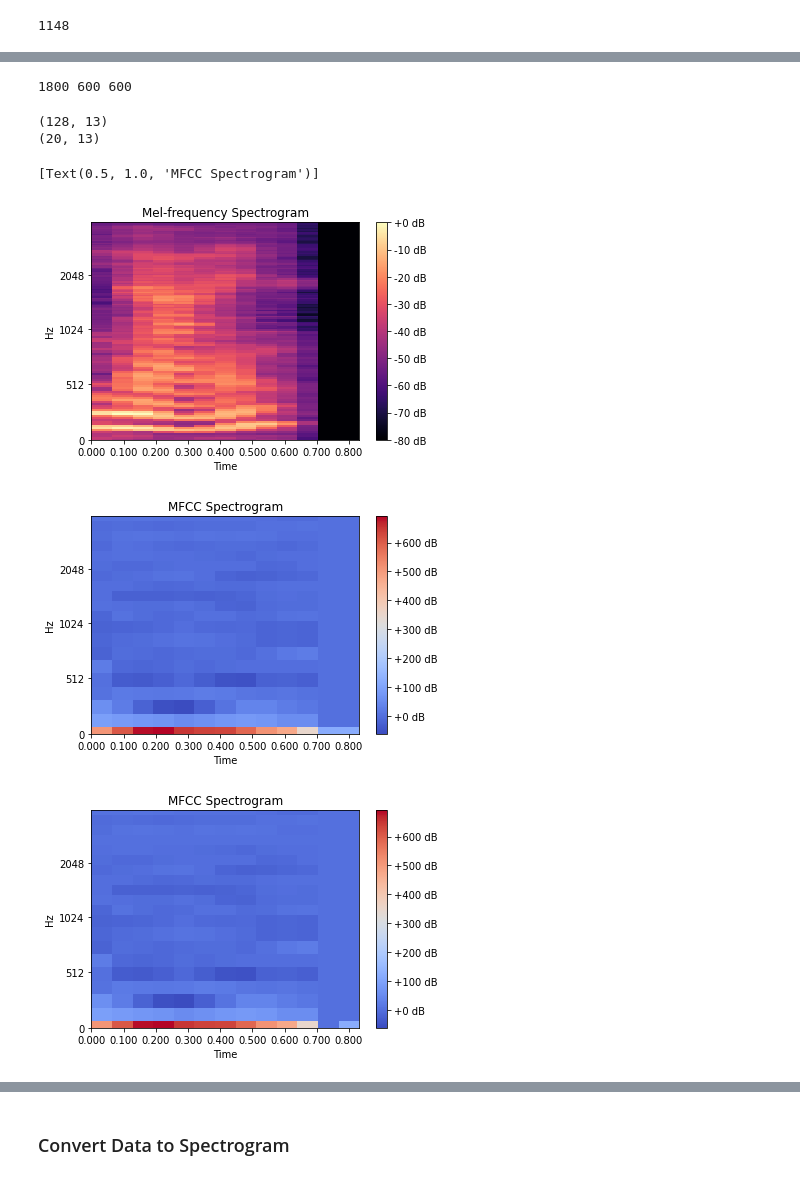
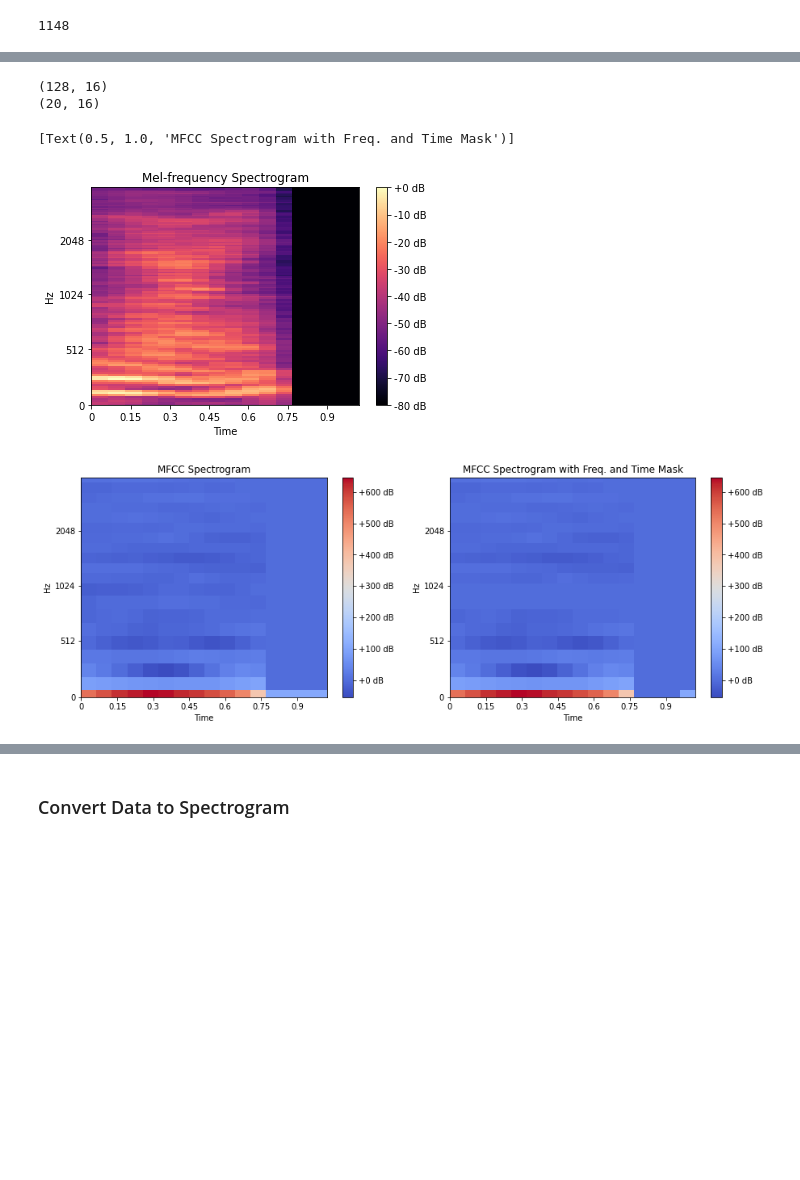
Before and after one commit to leand12/TAAProject2, a Jupyter notebook: proj2.ipynb, the cells around one changed output, grey strips where cells are left out. Saved outputs shown, nothing was run; the diff lists cells and outputs as text; code cells hidden in the pictures; blank space fills up the shorter version.

```diff
--- a/proj2.ipynb
+++ b/proj2.ipynb
@@ -213,7 +213,7 @@ def data_augmentation(X, y, *, noise=False, pitch=False, time_stretch=False):
     return X2, y2
 # %%
 def freq_mask(spec):
-    return tfio.audio.freq_mask(spec, param=2).numpy()
+    return tfio.audio.freq_mask(spec, param=4).numpy()
 # %%
 def time_mask(spec):
-    return tfio.audio.time_mask(spec, param=2).numpy()
+    return tfio.audio.time_mask(spec, param=4).numpy()
@@ -324,63 +324,51 @@ Max sizing after: 6457
 [interactive output not drawn]
-# %%
-train_ratio = 0.60
-validation_ratio = 0.20
-test_ratio = 0.20
-
-x_train, x_test, y_train, y_test = train_test_split(X, y, test_size=1 - train_ratio)
-
-x_val, x_test, y_val, y_test = train_test_split(x_test, y_test, test_size=test_ratio/(test_ratio + validation_ratio))
-
-print(len(x_train), len(x_val), len(x_test))
-# %% [output]
-1800 600 600
 # %%
 #librosa.feature.mfcc(y_cut, n_fft=n_fft, hop_length=512,n_mfcc=128)
 
 #spec = librosa.stft(X[1500])
 
 wave = X[longest_audio]
 
 S = mel_spectrogram(wave)
 print(S.shape)
 
 fig, ax = plt.subplots()
 
 img = librosa.display.specshow(S, x_axis='time',
                          y_axis='mel', sr=rate, ax=ax)
 fig.colorbar(img, ax=ax, format='%+2.0f dB')
 ax.set(title='Mel-frequency Spectrogram')
 
 
 
 S = mfcc_spectrogram(wave)
 print(S.shape)
 
 
-fig, ax = plt.subplots()
+fig, ax = plt.subplots(1,2)
 
 img = librosa.display.specshow(S, x_axis='time',
-                         y_axis='mel', sr=rate, ax=ax)
-fig.colorbar(img, ax=ax, format='%+2.0f dB')
-ax.set(title='MFCC Spectrogram')
+                         y_axis='mel', sr=rate, ax=ax[0])
+fig.colorbar(img, ax=ax[0], format='%+2.0f dB')
+ax[0].set(title='MFCC Spectrogram')
 
 
 S2 = freq_mask(time_mask(S))
 
-fig, ax = plt.subplots()
+#fig, ax = plt.subplots()
 
 img = librosa.display.specshow(S2, x_axis='time',
-                         y_axis='mel', sr=rate, ax=ax)
+                         y_axis='mel', sr=rate, ax=ax[1])
 
-fig.colorbar(img, ax=ax, format='%+2.0f dB')
-ax.set(title='MFCC Spectrogram')
+fig.colorbar(img, ax=ax[1], format='%+2.0f dB')
+fig.set_size_inches(15, 5)
+ax[1].set(title='MFCC Spectrogram with Freq. and Time Mask')
 # %% [output]
-(128, 13)
-(20, 13)
+(128, 16)
+(20, 16)
-[Text(0.5, 1.0, 'MFCC Spectrogram')]
+[Text(0.5, 1.0, 'MFCC Spectrogram with Freq. and Time Mask')]
-[figure, old version]
+[figure, new version]
-[figure, old version]
+[figure, new version]
-[figure, removed]
 # %%
 waveform = X[longest_audio]
 
```
Also changed, not shown: parts of 21 cells of this notebook, 3 other files.
